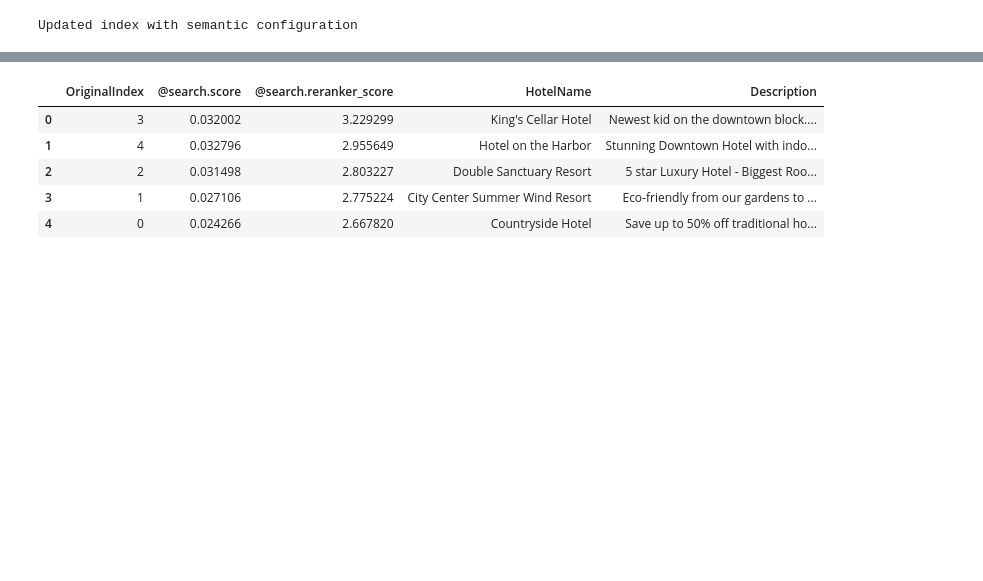
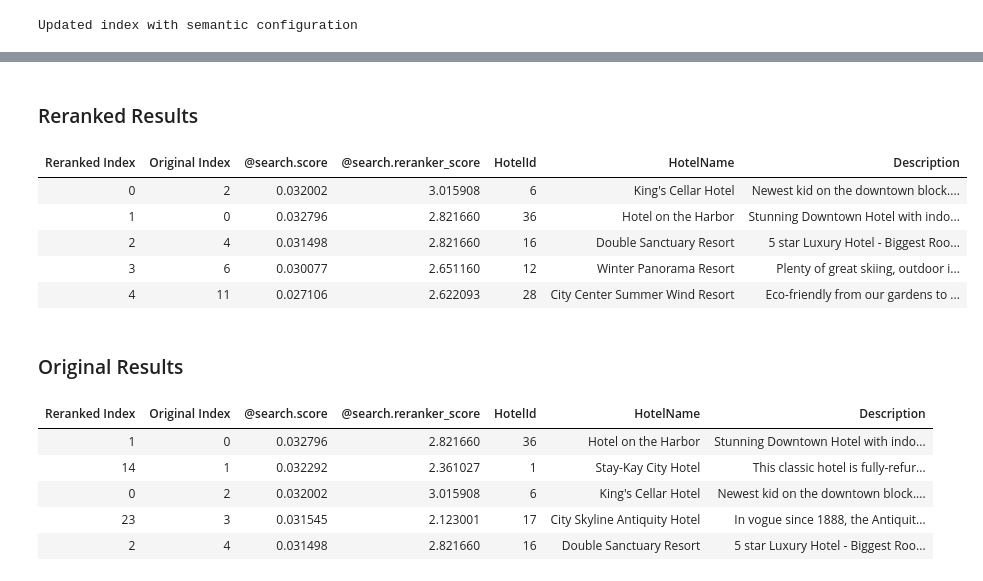
Before and after one commit to Azure/azure-search-vector-samples, a Jupyter notebook: demo-python/code/semantic-ranker/semantic-ranker.ipynb, the cells around one changed output, grey strips where cells are left out. Cells and saved outputs as stored; diff of their text form; code cells hidden in the pictures; blank space fills up the shorter version.

```diff
--- a/demo-python/code/semantic-ranker/semantic-ranker.ipynb
+++ b/demo-python/code/semantic-ranker/semantic-ranker.ipynb
@@ -142,42 +189,3 @@ result = index_client.create_or_update_index(index)
 print("Updated index with semantic configuration")
 # %% [output]
 Updated index with semantic configuration
-# %%
-from azure.search.documents.models import VectorizableTextQuery
-import pandas as pd
-
-def run_query(query: str, semantic_config: str = None, include_debug: bool = False) -> pd.DataFrame:
-    results = client.search(
-        search_text=query,
-        vector_queries=[VectorizableTextQuery(text=query, k_nearest_neighbors=50, fields="DescriptionEmbedding")],
-        select="HotelName,Description",
-        top=5,
-        query_type="semantic",
-        semantic_configuration_name=semantic_config,
-        debug="semantic"
-    )
-    df = pd.DataFrame(list(results), columns=["@search.score", "@search.reranker_score", "HotelName", "Description"])
-    df_no_reranker = df.sort_values(by="@search.score")
-    df = pd.DataFrame({"OriginalIndex": df.index.map({original_idx: reranked_idx for reranked_idx, original_idx in enumerate(df_no_reranker.index)}), **df.to_dict('list')})
-
-    def highlight_row_changes(row: pd.Series):
-        reranked_index = df.index.get_loc(row.name)
-        original_index = df_no_reranker.index.get_loc(row.name)
-        first_column_style = ''
-        if original_index > reranked_index:
-            first_column_style = 'background-color: green'
-        elif original_index < reranked_index:
-            first_column_style =  'background-color: red'
-
-        return [first_column_style] + ['' for i in range(len(row) - 1)]
-
-    df = df.style.apply(highlight_row_changes, axis=1).set_properties(**{
-        'max-width': '500px',
-        'text-align': 'left',
-        'white-space': 'normal',
-        'word-wrap': 'break-word'
-    })
-    return df
-
-
-display(run_query("new york hotel with pool or gym"))
@@ -191,9 +333,17 @@ display(run_query("new york hotel with pool or gym"))
 # %%
-display(run_query("new york hotel with pool or gym", semantic_config="semantic-config-with-title"))
+run_query("new york hotel with pool or gym", semantic_config="semantic-config-with-title-and-keywords")
 # %% [output]
+### Reranked Results
-|  | OriginalIndex | @search.score | @search.reranker_score | HotelName | Description |
-| 0 | 3 | 0.032002 | 3.229299 | King's Cellar Hotel | Newest kid on the downtown block.... |
-| 1 | 4 | 0.032796 | 2.955649 | Hotel on the Harbor | Stunning Downtown Hotel with indo... |
-| 2 | 2 | 0.031498 | 2.803227 | Double Sanctuary Resort | 5 star Luxury Hotel - Biggest Roo... |
-| 3 | 1 | 0.027106 | 2.775224 | City Center Summer Wind Resort | Eco-friendly from our gardens to ... |
-| 4 | 0 | 0.024266 | 2.667820 | Countryside Hotel | Save up to 50% off traditional ho... |
+| Reranked Index | Original Index | @search.score | @search.reranker_score | HotelId | HotelName | Description |
+| 0 | 2 | 0.032002 | 3.015908 | 6 | King's Cellar Hotel | Newest kid on the downtown block.... |
+| 1 | 0 | 0.032796 | 2.821660 | 36 | Hotel on the Harbor | Stunning Downtown Hotel with indo... |
+| 2 | 4 | 0.031498 | 2.821660 | 16 | Double Sanctuary Resort | 5 star Luxury Hotel - Biggest Roo... |
+| 3 | 6 | 0.030077 | 2.651160 | 12 | Winter Panorama Resort | Plenty of great skiing, outdoor i... |
+| 4 | 11 | 0.027106 | 2.622093 | 28 | City Center Summer Wind Resort | Eco-friendly from our gardens to ... |
+### Original Results
+| Reranked Index | Original Index | @search.score | @search.reranker_score | HotelId | HotelName | Description |
+| 1 | 0 | 0.032796 | 2.821660 | 36 | Hotel on the Harbor | Stunning Downtown Hotel with indo... |
+| 14 | 1 | 0.032292 | 2.361027 | 1 | Stay-Kay City Hotel | This classic hotel is fully-refur... |
+| 0 | 2 | 0.032002 | 3.015908 | 6 | King's Cellar Hotel | Newest kid on the downtown block.... |
+| 23 | 3 | 0.031545 | 2.123001 | 17 | City Skyline Antiquity Hotel | In vogue since 1888, the Antiquit... |
+| 2 | 4 | 0.031498 | 2.821660 | 16 | Double Sanctuary Resort | 5 star Luxury Hotel - Biggest Roo... |
```
Also changed, not shown: parts of 22 cells of this notebook.
